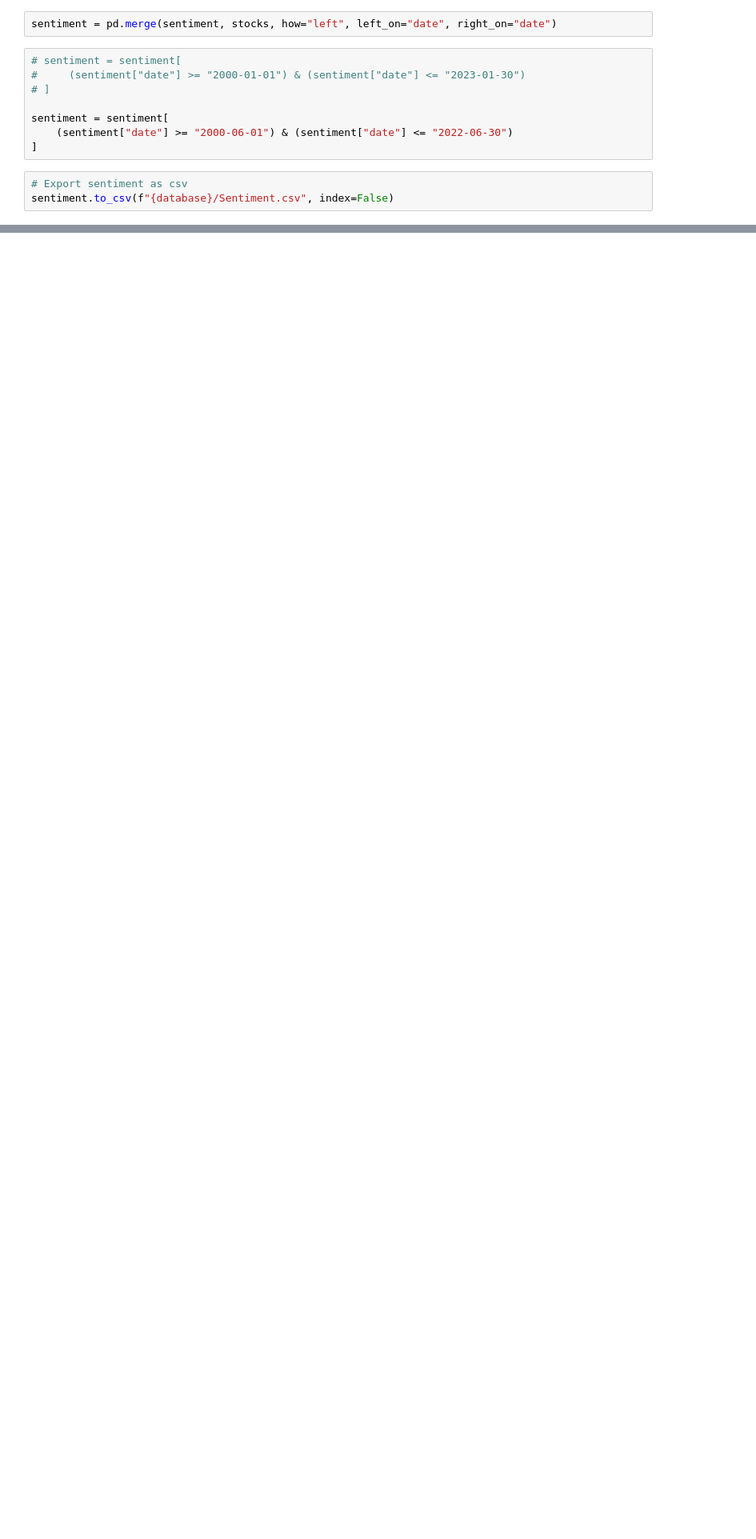
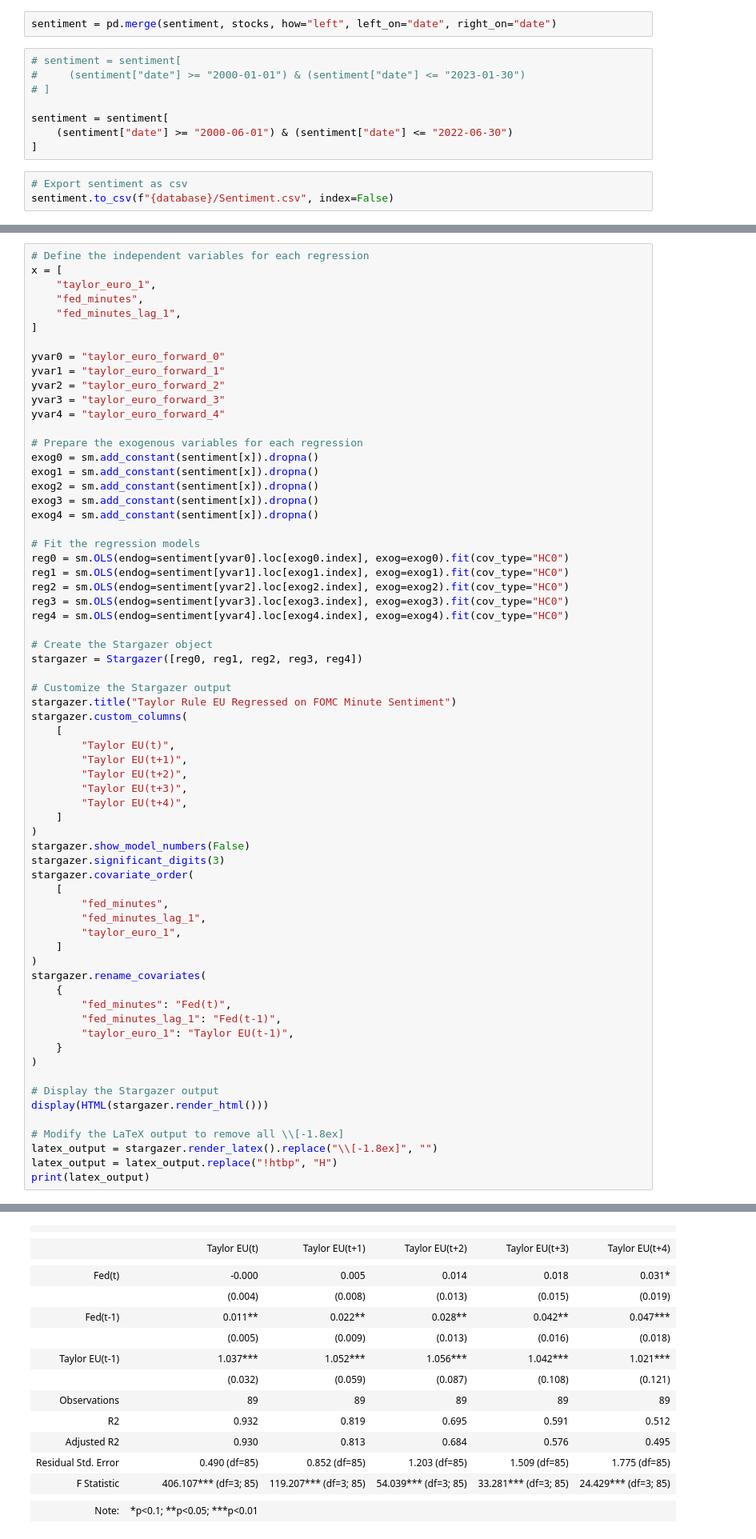
Before and after one commit to KyleNabors/Central-Bank-FinBERT-Analysis, a Jupyter notebook: Sentiment Graphs and Regressions.ipynb, the cells around one changed output, grey strips where cells are left out. Shown at 80% size. Drawn from its saved outputs; the diff is of its cells as text; blank space fills up the shorter version.

Commit message:
Added robustness regressions

```diff
--- a/Sentiment Graphs and Regressions.ipynb
+++ b/Sentiment Graphs and Regressions.ipynb
@@ -975,3 +1001,70 @@ Euro Funds Regressed on ECB Sentiment
 \textit{Note:} & \multicolumn{5}{r}{$^{*}$p$<$0.1; $^{**}$p$<$0.05; $^{***}$p$<$0.01} \\
 \end{tabular}
 \end{table}
+# %%
+# Define the independent variables for each regression
+x = [
+    "taylor_euro_1",
+    "fed_minutes",
+    "fed_minutes_lag_1",
+]
+
+yvar0 = "taylor_euro_forward_0"
+yvar1 = "taylor_euro_forward_1"
+yvar2 = "taylor_euro_forward_2"
+yvar3 = "taylor_euro_forward_3"
+yvar4 = "taylor_euro_forward_4"
+
+# Prepare the exogenous variables for each regression
+exog0 = sm.add_constant(sentiment[x]).dropna()
+exog1 = sm.add_constant(sentiment[x]).dropna()
+exog2 = sm.add_constant(sentiment[x]).dropna()
+exog3 = sm.add_constant(sentiment[x]).dropna()
+exog4 = sm.add_constant(sentiment[x]).dropna()
+
+# Fit the regression models
+reg0 = sm.OLS(endog=sentiment[yvar0].loc[exog0.index], exog=exog0).fit(cov_type="HC0")
+reg1 = sm.OLS(endog=sentiment[yvar1].loc[exog1.index], exog=exog1).fit(cov_type="HC0")
+reg2 = sm.OLS(endog=sentiment[yvar2].loc[exog2.index], exog=exog2).fit(cov_type="HC0")
+reg3 = sm.OLS(endog=sentiment[yvar3].loc[exog3.index], exog=exog3).fit(cov_type="HC0")
+reg4 = sm.OLS(endog=sentiment[yvar4].loc[exog4.index], exog=exog4).fit(cov_type="HC0")
+
+# Create the Stargazer object
+stargazer = Stargazer([reg0, reg1, reg2, reg3, reg4])
+
+# Customize the Stargazer output
+stargazer.title("Taylor Rule EU Regressed on FOMC Minute Sentiment")
+stargazer.custom_columns(
+    [
+        "Taylor EU(t)",
+        "Taylor EU(t+1)",
+        "Taylor EU(t+2)",
+        "Taylor EU(t+3)",
+        "Taylor EU(t+4)",
+    ]
+)
+stargazer.show_model_numbers(False)
+stargazer.significant_digits(3)
+stargazer.covariate_order(
+    [
+        "fed_minutes",
+        "fed_minutes_lag_1",
+        "taylor_euro_1",
+    ]
+)
+stargazer.rename_covariates(
+    {
+        "fed_minutes": "Fed(t)",
+        "fed_minutes_lag_1": "Fed(t-1)",
+        "taylor_euro_1": "Taylor EU(t-1)",
+    }
+)
+
+# Display the Stargazer output
+display(HTML(stargazer.render_html()))
+
+# Modify the LaTeX output to remove all \\[-1.8ex]
+latex_output = stargazer.render_latex().replace("\\[-1.8ex]", "")
+latex_output = latex_output.replace("!htbp", "H")
+print(latex_output)
+# %% [output]
@@ -977,0 +1072,17 @@ Euro Funds Regressed on ECB Sentiment
+|  |  |  |  |  |  |
+|  |
+|  | Taylor EU(t) | Taylor EU(t+1) | Taylor EU(t+2) | Taylor EU(t+3) | Taylor EU(t+4) |
+|  |  |  |  |  |  |
+| Fed(t) | -0.000 | 0.005 | 0.014 | 0.018 | 0.031* |
+|  | (0.004) | (0.008) | (0.013) | (0.015) | (0.019) |
+| Fed(t-1) | 0.011** | 0.022** | 0.028** | 0.042** | 0.047*** |
+|  | (0.005) | (0.009) | (0.013) | (0.016) | (0.018) |
+| Taylor EU(t-1) | 1.037*** | 1.052*** | 1.056*** | 1.042*** | 1.021*** |
+|  | (0.032) | (0.059) | (0.087) | (0.108) | (0.121) |  |  |  |  |  |  |
+| Observations | 89 | 89 | 89 | 89 | 89 |
+| R2 | 0.932 | 0.819 | 0.695 | 0.591 | 0.512 |
+| Adjusted R2 | 0.930 | 0.813 | 0.684 | 0.576 | 0.495 |
+| Residual Std. Error | 0.490 (df=85) | 0.852 (df=85) | 1.203 (df=85) | 1.509 (df=85) | 1.775 (df=85) |
+| F Statistic | 406.107*** (df=3; 85) | 119.207*** (df=3; 85) | 54.039*** (df=3; 85) | 33.281*** (df=3; 85) | 24.429*** (df=3; 85) |
+|  |  |  |  |  |  |
+| Note: | *p<0.1; **p<0.05; ***p<0.01 |  |  |  |  |
```
Also changed, not shown: parts of 9 cells of this notebook, 2 other files.
